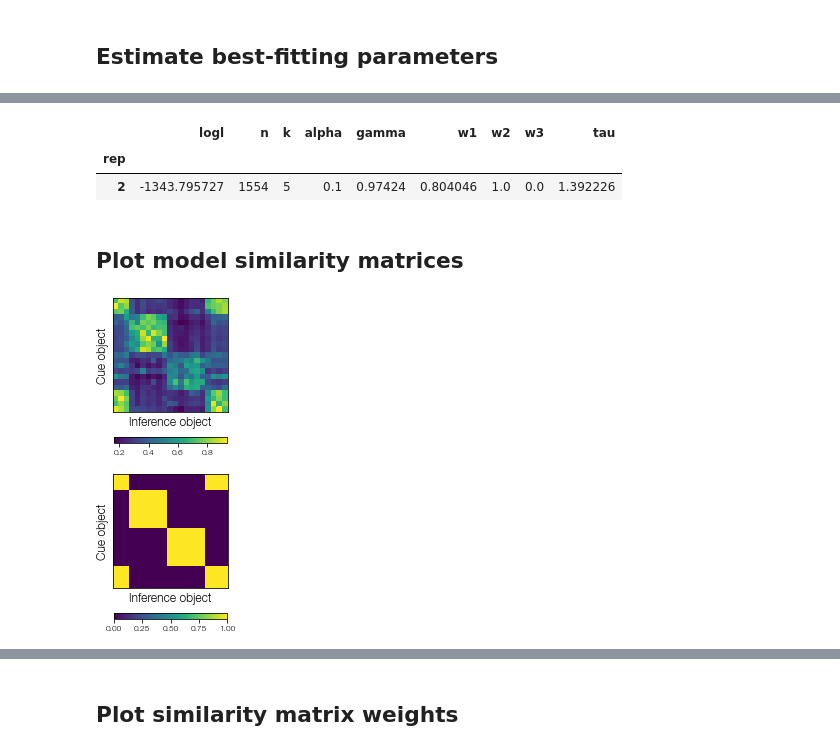
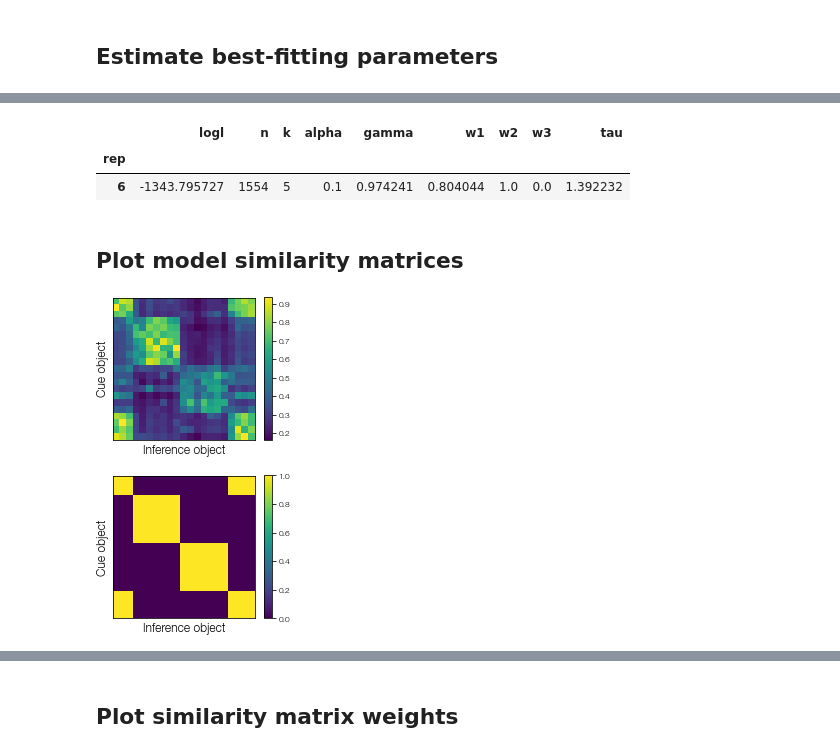
Before and after one commit to prestonlab/tesser, a Jupyter notebook: jupyter/fit_induct_sr_comm_gqw_a10.ipynb, the cells around one changed output, grey strips where cells are left out. Cells and saved outputs as stored; diff of their text form; code cells hidden in the pictures.

Commit message:
feat: save model fit results

```diff
--- a/jupyter/fit_induct_sr_comm_gqw_a10.ipynb
+++ b/jupyter/fit_induct_sr_comm_gqw_a10.ipynb
@@ -18,6 +18,7 @@ main_dir = os.environ['TESSER_DIR']
 data_dir = os.path.join(main_dir, 'Data')
 fig_dir = os.path.join(main_dir, 'Figures', 'model')
 model_name = 'sr-comm-gqw_a10'
+model_dir = os.path.join(fig_dir, model_name)
 # %% [markdown]
 ## Load structure learning and inference task data
 # %%
@@ -83,33 +84,42 @@ full_results
 # %%
-results = model.get_best_results(full_results)
+results = model.save_fit_results(
+    model_dir,
+    full_results,
+    fixed,
+    var_names,
+    var_bounds,
+    sim1_spec,
+    sim2_spec,
+    question_param,
+)
 results
 # %% [output]
 |  | logl | n | k | alpha | gamma | w1 | w2 | w3 | tau |
 | rep |  |  |  |  |  |  |  |  |  |
-| 2 | -1343.795727 | 1554 | 5 | 0.1 | 0.97424 | 0.804046 | 1.0 | 0.0 | 1.392226 |
+| 6 | -1343.795727 | 1554 | 5 | 0.1 | 0.974241 | 0.804044 | 1.0 | 0.0 | 1.392232 |
 # %% [markdown]
 ## Plot model similarity matrices
 # %%
 s1 = struct.query('subject == 100')
 sr = model.learn_struct_sr(s1, 0.95, results['alpha'], 21)
 
 fig, ax = plt.subplots(figsize=(3, 3))
 h = dsmplot.plot_dsm(sr, prange=(0, 100), checks=False, ax=ax);
-fig.colorbar(h, location='bottom', shrink=0.677);
+fig.colorbar(h, shrink=0.735);
 ax = plt.gca()
 ax.set_axis_on()
 ax.spines['right'].set_visible(True)
 ax.spines['top'].set_visible(True)
 ax.tick_params('both', bottom=False, left=False, labelbottom=False, labelleft=False)
 ax.set_xlabel('Inference object', size='large')
 ax.set_ylabel('Cue object', size='large')
 plt.savefig(os.path.join(fig_dir, f'temporal_bias_model-{model_name}_sr.pdf'))
 # %% [output]
-[figure, old version]
+[figure, new version]
 # %%
 fig, ax = plt.subplots(figsize=(3, 3))
 h = dsmplot.plot_dsm(within_mat, prange=(0, 100), checks=False, ax=ax)
-fig.colorbar(h, location='bottom', shrink=0.677);
+fig.colorbar(h, shrink=0.735);
 ax = plt.gca()
 ax.set_axis_on()
 ax.spines['right'].set_visible(True)
@@ -119,4 +129,4 @@ ax.set_xlabel('Inference object', size='large')
 ax.set_ylabel('Cue object', size='large')
 plt.savefig(os.path.join(fig_dir, 'temporal_bias_model_within.pdf'))
 # %% [output]
-[figure, old version]
+[figure, new version]
```
Also changed, not shown: parts of 6 cells of this notebook, 1 other file.
